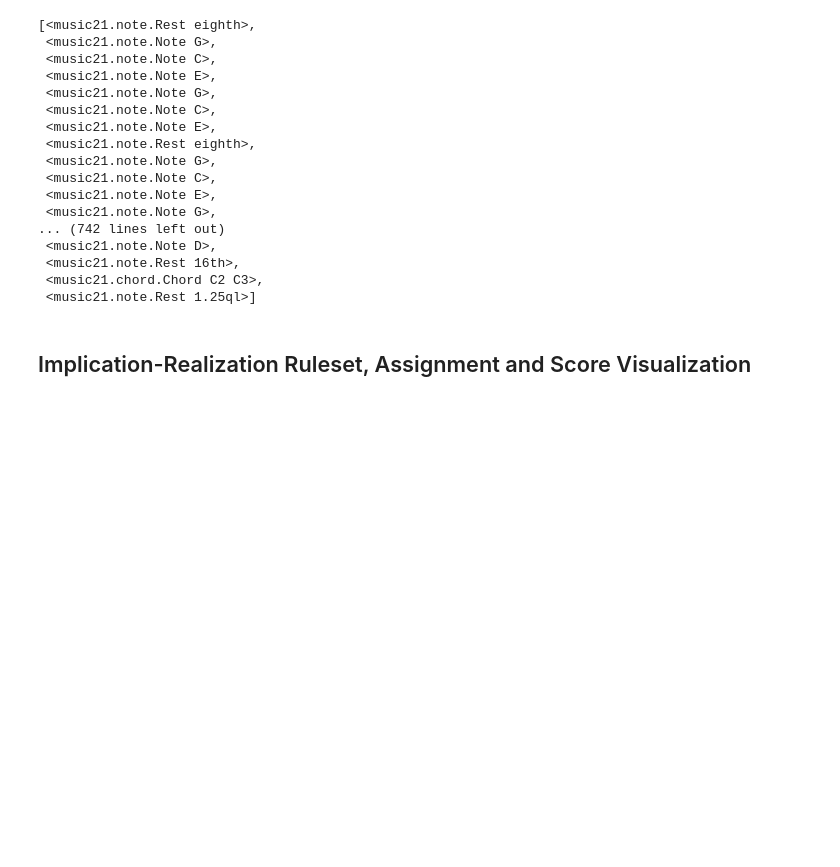
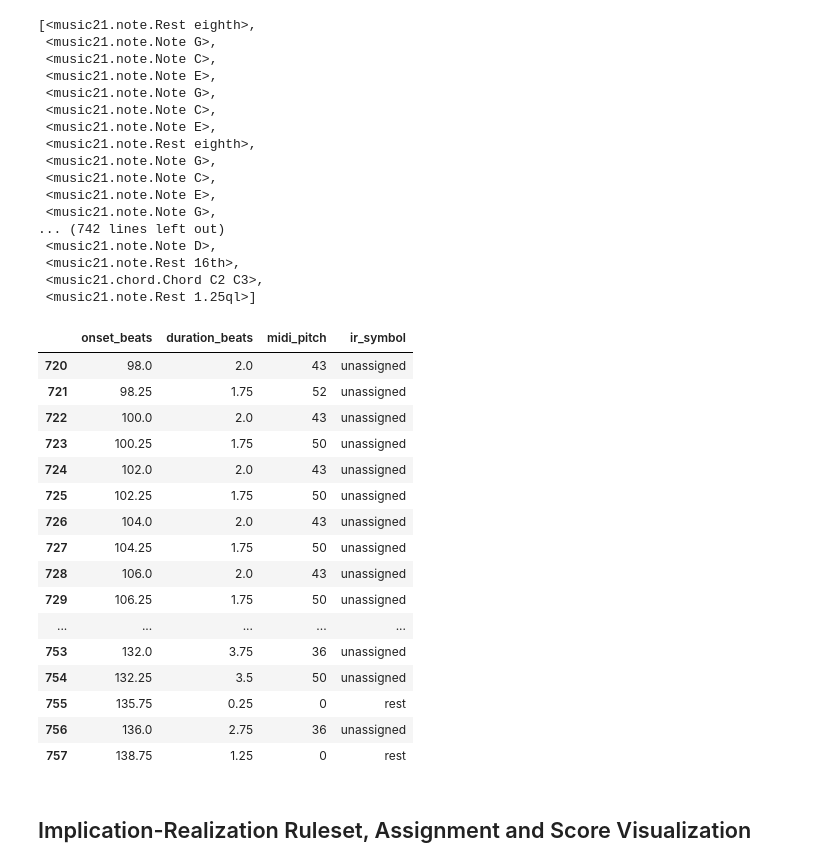
Before and after one commit to 5i5ousPlay/Thesisv2, a Jupyter notebook: lol.ipynb, the cells around one changed output. Cells and saved outputs as stored; diff of their text form; code cells hidden in the pictures; blank space fills up the shorter version.

```diff
--- a/lol.ipynb
+++ b/lol.ipynb
@@ -134,6 +135,27 @@ narr
  <music21.note.Rest 16th>,
  <music21.chord.Chord C2 C3>,
  <music21.note.Rest 1.25ql>]
+# %%
+bug = nmat[720:].copy()
+bug
+# %% [output]
+|  | onset_beats | duration_beats | midi_pitch | ir_symbol |
+| 720 | 98.0 | 2.0 | 43 | unassigned |
+| 721 | 98.25 | 1.75 | 52 | unassigned |
+| 722 | 100.0 | 2.0 | 43 | unassigned |
+| 723 | 100.25 | 1.75 | 50 | unassigned |
+| 724 | 102.0 | 2.0 | 43 | unassigned |
+| 725 | 102.25 | 1.75 | 50 | unassigned |
+| 726 | 104.0 | 2.0 | 43 | unassigned |
+| 727 | 104.25 | 1.75 | 50 | unassigned |
+| 728 | 106.0 | 2.0 | 43 | unassigned |
+| 729 | 106.25 | 1.75 | 50 | unassigned |
+| ... | ... | ... | ... | ... |
+| 753 | 132.0 | 3.75 | 36 | unassigned |
+| 754 | 132.25 | 3.5 | 50 | unassigned |
+| 755 | 135.75 | 0.25 | 0 | rest |
+| 756 | 136.0 | 2.75 | 36 | unassigned |
+| 757 | 138.75 | 1.25 | 0 | rest |
 # %% [markdown]
 ## Implication-Realization Ruleset, Assignment and Score Visualization
 # %% [markdown]
```
Also changed, not shown: parts of 7 cells of this notebook.
